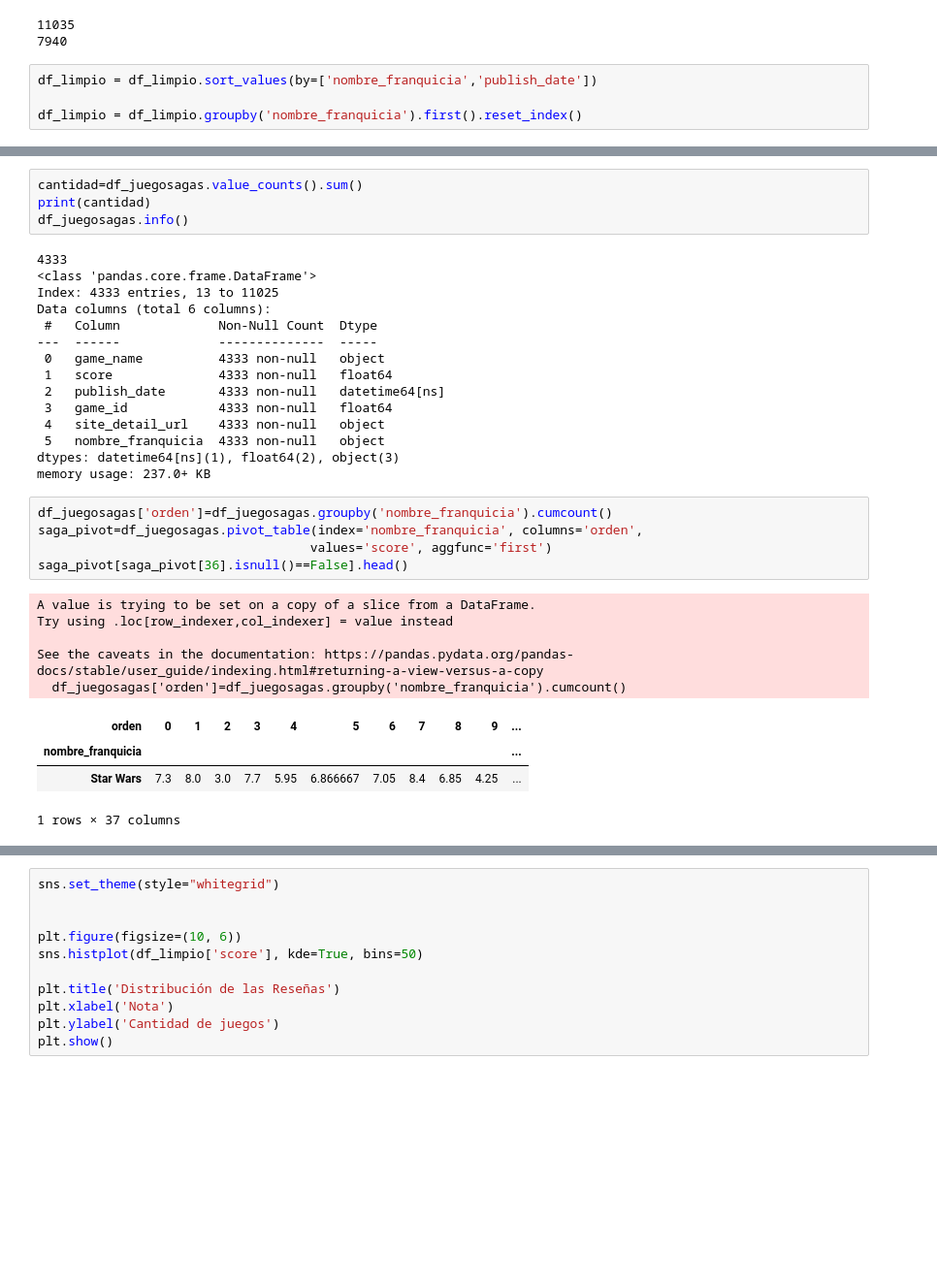
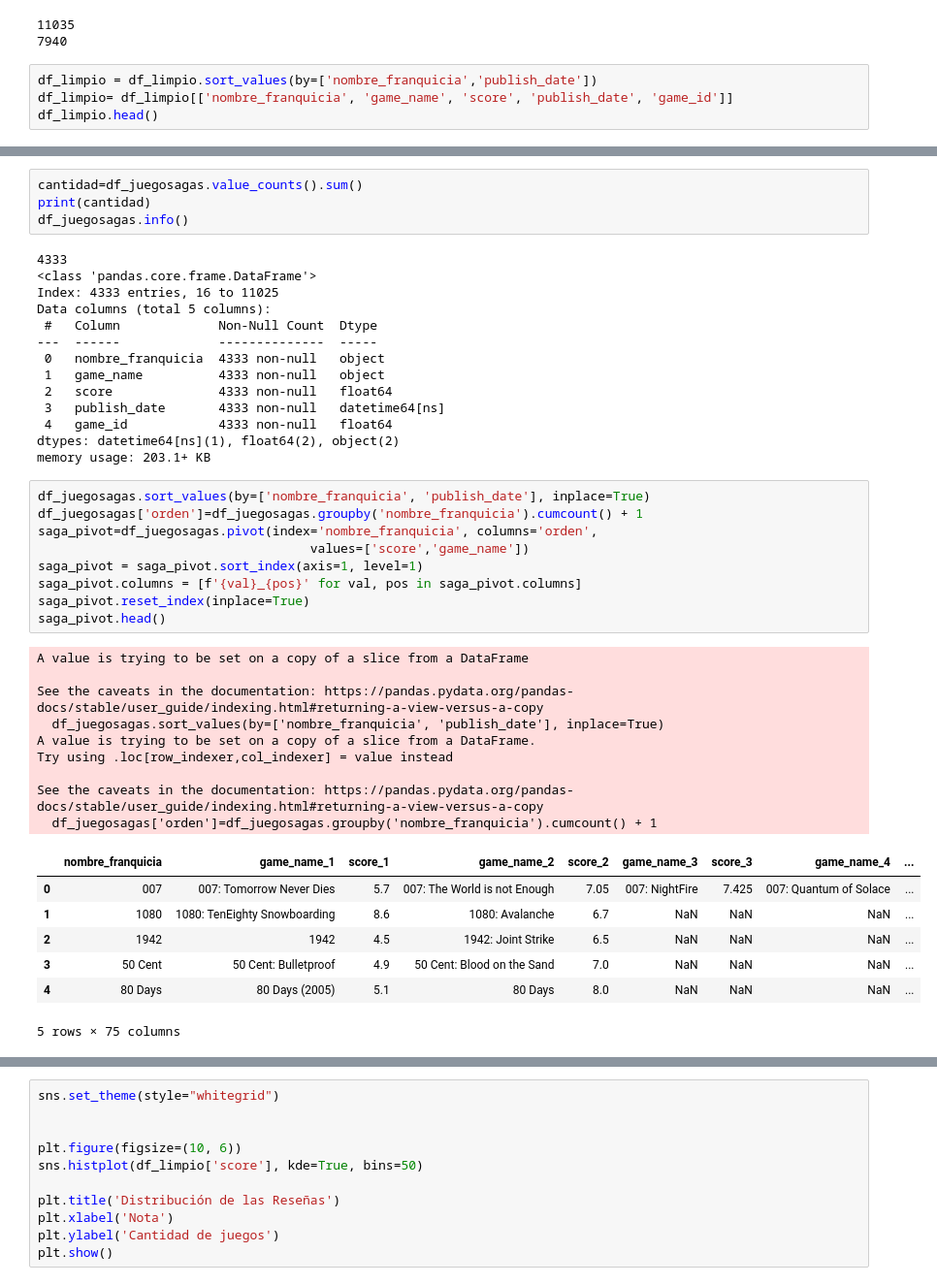
Before and after one commit to claudiocanales721/Proyecto-cs-de-datos, a Jupyter notebook: Partes_separadas_del_proyecto/Alonso/Proceso.ipynb, the cells around one changed output, grey strips where cells are left out. Shown: that part at 97% size. Drawn from its saved outputs; the diff is of its cells as text; blank space fills up the shorter version.

```diff
--- a/Partes_separadas_del_proyecto/Alonso/Proceso.ipynb
+++ b/Partes_separadas_del_proyecto/Alonso/Proceso.ipynb
@@ -269,5 +287,5 @@ print(len(Sagas))
 7940
 # %%
 df_limpio = df_limpio.sort_values(by=['nombre_franquicia','publish_date'])
-
-df_limpio = df_limpio.groupby('nombre_franquicia').first().reset_index()
+df_limpio= df_limpio[['nombre_franquicia', 'game_name', 'score', 'publish_date', 'game_id']]
+df_limpio.head()
@@ -280,33 +314,43 @@ df_juegosagas.info()
 # %% [output]
 4333
 <class 'pandas.core.frame.DataFrame'>
-Index: 4333 entries, 13 to 11025
-Data columns (total 6 columns):
+Index: 4333 entries, 16 to 11025
+Data columns (total 5 columns):
  #   Column             Non-Null Count  Dtype
 ---  ------             --------------  -----
- 0   game_name          4333 non-null   object
- 1   score              4333 non-null   float64
- 2   publish_date       4333 non-null   datetime64[ns]
- 3   game_id            4333 non-null   float64
- 4   site_detail_url    4333 non-null   object
- 5   nombre_franquicia  4333 non-null   object
-dtypes: datetime64[ns](1), float64(2), object(3)
-memory usage: 237.0+ KB
+ 0   nombre_franquicia  4333 non-null   object
+ 1   game_name          4333 non-null   object
+ 2   score              4333 non-null   float64
+ 3   publish_date       4333 non-null   datetime64[ns]
+ 4   game_id            4333 non-null   float64
+dtypes: datetime64[ns](1), float64(2), object(2)
+memory usage: 203.1+ KB
 # %%
-df_juegosagas['orden']=df_juegosagas.groupby('nombre_franquicia').cumcount()
-saga_pivot=df_juegosagas.pivot_table(index='nombre_franquicia', columns='orden',
-                                    values='score', aggfunc='first')
-saga_pivot[saga_pivot[36].isnull()==False].head()
+df_juegosagas.sort_values(by=['nombre_franquicia', 'publish_date'], inplace=True)
+df_juegosagas['orden']=df_juegosagas.groupby('nombre_franquicia').cumcount() + 1
+saga_pivot=df_juegosagas.pivot(index='nombre_franquicia', columns='orden',
+                                    values=['score','game_name'])
+saga_pivot = saga_pivot.sort_index(axis=1, level=1)
+saga_pivot.columns = [f'{val}_{pos}' for val, pos in saga_pivot.columns]
+saga_pivot.reset_index(inplace=True)
+saga_pivot.head()
 # %% [output]
+A value is trying to be set on a copy of a slice from a DataFrame
+
+See the caveats in the documentation: https://pandas.pydata.org/pandas-docs/stable/user_guide/indexing.html#returning-a-view-versus-a-copy
+  df_juegosagas.sort_values(by=['nombre_franquicia', 'publish_date'], inplace=True)
 A value is trying to be set on a copy of a slice from a DataFrame.
 Try using .loc[row_indexer,col_indexer] = value instead
 
 See the caveats in the documentation: https://pandas.pydata.org/pandas-docs/stable/user_guide/indexing.html#returning-a-view-versus-a-copy
-  df_juegosagas['orden']=df_juegosagas.groupby('nombre_franquicia').cumcount()
+  df_juegosagas['orden']=df_juegosagas.groupby('nombre_franquicia').cumcount() + 1
-| orden | 0 | 1 | 2 | 3 | 4 | 5 | 6 | 7 | 8 | 9 | ... |
-| nombre_franquicia |  |  |  |  |  |  |  |  |  |  | ... |
-| Star Wars | 7.3 | 8.0 | 3.0 | 7.7 | 5.95 | 6.866667 | 7.05 | 8.4 | 6.85 | 4.25 | ... |
+|  | nombre_franquicia | game_name_1 | score_1 | game_name_2 | score_2 | game_name_3 | score_3 | game_name_4 | ... |
+| 0 | 007 | 007: Tomorrow Never Dies | 5.7 | 007: The World is not Enough | 7.05 | 007: NightFire | 7.425 | 007: Quantum of Solace | ... |
+| 1 | 1080 | 1080: TenEighty Snowboarding | 8.6 | 1080: Avalanche | 6.7 | NaN | NaN | NaN | ... |
+| 2 | 1942 | 1942 | 4.5 | 1942: Joint Strike | 6.5 | NaN | NaN | NaN | ... |
+| 3 | 50 Cent | 50 Cent: Bulletproof | 4.9 | 50 Cent: Blood on the Sand | 7.0 | NaN | NaN | NaN | ... |
+| 4 | 80 Days | 80 Days (2005) | 5.1 | 80 Days | 8.0 | NaN | NaN | NaN | ... |
-1 rows × 37 columns
+5 rows × 75 columns
 # %%
 print(df_limpio[df_limpio['nombre_franquicia']=='Star Wars']['game_name'])
 print(saga_pivot.columns)
```
Also changed, not shown: parts of 11 cells of this notebook, 1 other file.
